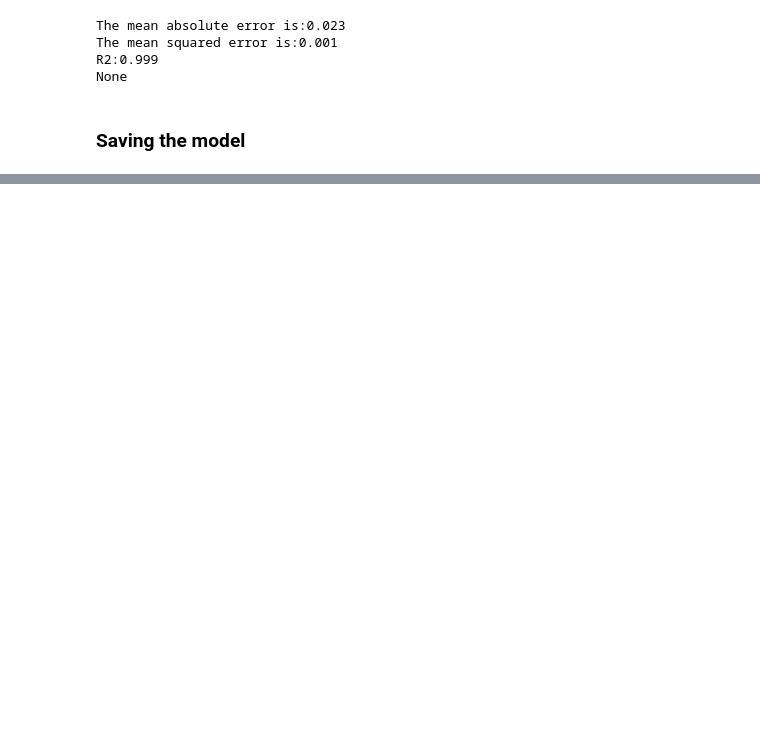
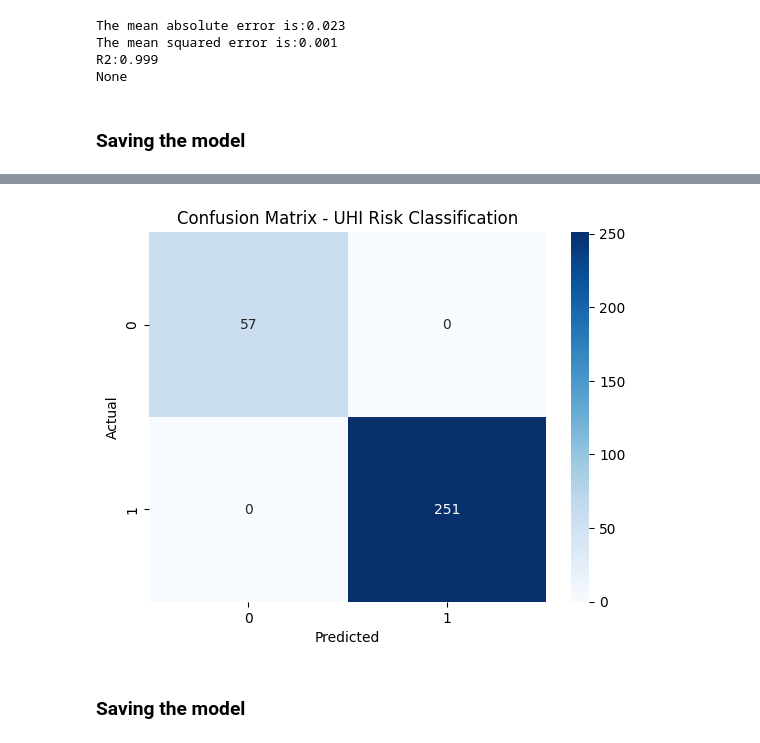
Before and after one commit to Levice085/Year5project, a Jupyter notebook: UHI_prediction.ipynb, the cells around one changed output, grey strips where cells are left out. Saved outputs shown, nothing was run; the diff lists cells and outputs as text; code cells hidden in the pictures; blank space fills up the shorter version.

```diff
--- a/UHI_prediction.ipynb
+++ b/UHI_prediction.ipynb
@@ -117,0 +143,14 @@ NameError: name 'uhi' is not defined
+# %%
+# Select features and target variable
+features = ["NDVI", "EMM", "class", "suhi"]  # Modify with available features
+X_1 = uhi_data[features]
+y_1 = uhi_data["Risk_Label"]
+# %%
+#Training dataset
+from sklearn.model_selection import train_test_split
+X_train_class,X_test_class,y_train_class,y_test_class = train_test_split(X_1,y_1,test_size=0.2,random_state=42)
+# %%
+# Train a Random Forest classifier
+from sklearn.ensemble import RandomForestClassifier
+clf = RandomForestClassifier(n_estimators=100, random_state=42)
+clf.fit(X_train_class, y_train_class)
@@ -117,0 +159,3 @@ NameError: name 'uhi' is not defined
+# %%
+# Predict on test data
+y_pred_class = clf.predict(X_test_class)
@@ -117,0 +179,12 @@ NameError: name 'uhi' is not defined
+# %%
+# Confusion matrix visualization
+conf_matrix = confusion_matrix(y_test_class, y_pred_class)
+sns.heatmap(conf_matrix, annot=True, fmt="d", cmap="Blues")
+plt.xlabel("Predicted")
+plt.ylabel("Actual")
+plt.title("Confusion Matrix - UHI Risk Classification")
+plt.show()
+# %% [output]
+[figure, added]
+# %% [markdown]
+### Saving the model
```
Also changed, not shown: parts of 17 cells of this notebook, 1 other file.
